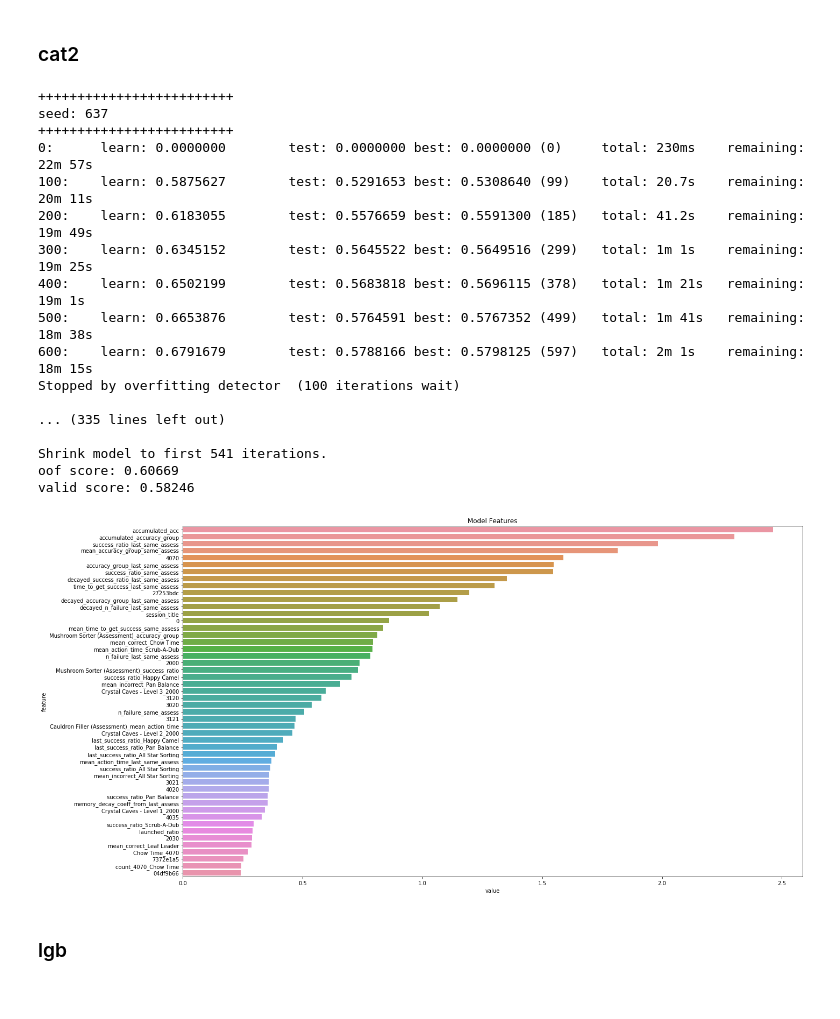
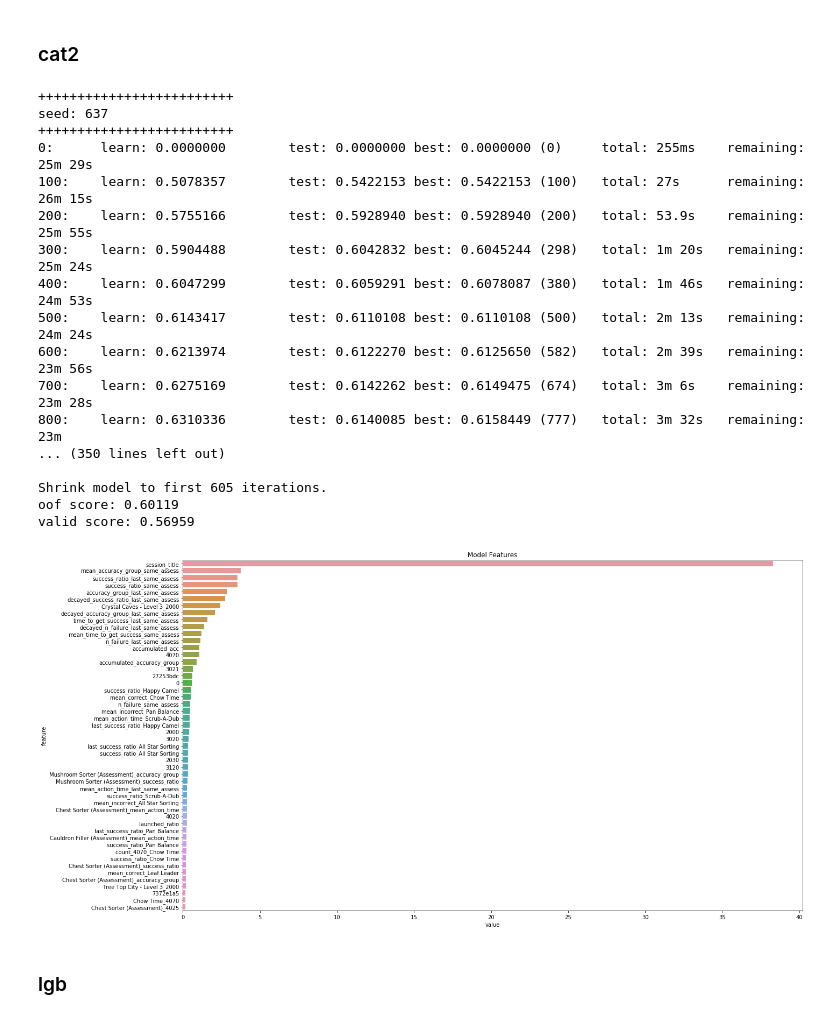
Before and after one commit to koukyo1994/kaggle-dsb2019, a Jupyter notebook: notebooks/use_valid_for_train_and_eval.ipynb, the cells around one changed output. Drawn from its saved outputs; the diff is of its cells as text; code cells hidden in the pictures.

```diff
--- a/notebooks/use_valid_for_train_and_eval.ipynb
+++ b/notebooks/use_valid_for_train_and_eval.ipynb
@@ -3212,7 +3216,7 @@ for seed in seed_sets:
         y_valid,
         x_valid[cols],
         feature_name=cols,
-        folds_ids=splits,
+        groups=groups_adv,
         config=lgb_config,
         log=True)
     avg_oof_preds += model.raw_oof_preds / (len(seed_sets) * 2)
@@ -3296,8 +3300,8 @@ for seed in seed_sets:
     splits = get_validation(x_train, cat_config2)
     x_train.drop("group", axis=1, inplace=True)
 
-    if "mean_target" not in cols:
-        cols.append("mean_target")
+    # if "mean_target" not in cols:
+    #     cols.append("mean_target")
 
     _, _, _, _, feature_importance, eval_results = model.cv(
         y_train,
@@ -3306,54 +3310,54 @@ for seed in seed_sets:
         y_valid,
         x_valid[cols],
         feature_name=cols,
-        folds_ids=splits,
+        groups=groups_adv,
         config=cat_config2,
         log=True)
     avg_oof_preds2 += model.raw_oof_preds / (len(seed_sets) * 2)
     avg_test_preds2 += model.raw_test_preds / (len(seed_sets) * 2)
     avg_valid_preds2 += model.raw_valid_preds / (len(seed_sets) * 2)
 
     merged_config[f"eval_results_seed{seed}"] = dict()
     for k, v in eval_results.items():
         merged_config[f"eval_results_seed{seed}"][k] = v
 
     feature_importance = feature_importance.to_frame().rename(
         columns={0: f"seed{seed}"})
     importances = importances.join(feature_importance, how="inner")
 
 feature_imp = importances.mean(axis=1).reset_index().rename(
     columns={
         "index": "feature",
         0: "value"
     })
 
 plt.figure(figsize=(20, 10))
 sns.barplot(
     x="value",
     y="feature",
     data=feature_imp.sort_values(by="value", ascending=False).head(50))
 plt.title("Model Features")
 plt.tight_layout()
 plt.savefig(output_dir / "feature_importance_Cat2.png")
 # %% [output]
 +++++++++++++++++++++++++
 seed: 637
 +++++++++++++++++++++++++
-0:      learn: 0.0000000        test: 0.0000000 best: 0.0000000 (0)     total: 230ms    remaining: 22m 57s
-100:    learn: 0.5875627        test: 0.5291653 best: 0.5308640 (99)    total: 20.7s    remaining: 20m 11s
-200:    learn: 0.6183055        test: 0.5576659 best: 0.5591300 (185)   total: 41.2s    remaining: 19m 49s
-300:    learn: 0.6345152        test: 0.5645522 best: 0.5649516 (299)   total: 1m 1s    remaining: 19m 25s
-400:    learn: 0.6502199        test: 0.5683818 best: 0.5696115 (378)   total: 1m 21s   remaining: 19m 1s
-500:    learn: 0.6653876        test: 0.5764591 best: 0.5767352 (499)   total: 1m 41s   remaining: 18m 38s
-600:    learn: 0.6791679        test: 0.5788166 best: 0.5798125 (597)   total: 2m 1s    remaining: 18m 15s
-Stopped by overfitting detector  (100 iterations wait)
+0:      learn: 0.0000000        test: 0.0000000 best: 0.0000000 (0)     total: 255ms    remaining: 25m 29s
+100:    learn: 0.5078357        test: 0.5422153 best: 0.5422153 (100)   total: 27s      remaining: 26m 15s
+200:    learn: 0.5755166        test: 0.5928940 best: 0.5928940 (200)   total: 53.9s    remaining: 25m 55s
+300:    learn: 0.5904488        test: 0.6042832 best: 0.6045244 (298)   total: 1m 20s   remaining: 25m 24s
+400:    learn: 0.6047299        test: 0.6059291 best: 0.6078087 (380)   total: 1m 46s   remaining: 24m 53s
+500:    learn: 0.6143417        test: 0.6110108 best: 0.6110108 (500)   total: 2m 13s   remaining: 24m 24s
+600:    learn: 0.6213974        test: 0.6122270 best: 0.6125650 (582)   total: 2m 39s   remaining: 23m 56s
+700:    learn: 0.6275169        test: 0.6142262 best: 0.6149475 (674)   total: 3m 6s    remaining: 23m 28s
+800:    learn: 0.6310336        test: 0.6140085 best: 0.6158449 (777)   total: 3m 32s   remaining: 23m
+... (350 lines left out)
 
-... (335 lines left out)
-
-Shrink model to first 541 iterations.
-oof score: 0.60669
-valid score: 0.58246
+Shrink model to first 605 iterations.
+oof score: 0.60119
+valid score: 0.56959
-[figure, old version]
+[figure, new version]
 # %% [markdown]
 ### lgb
 # %%
```
Also changed, not shown: parts of 9 cells of this notebook, 19 other files.
